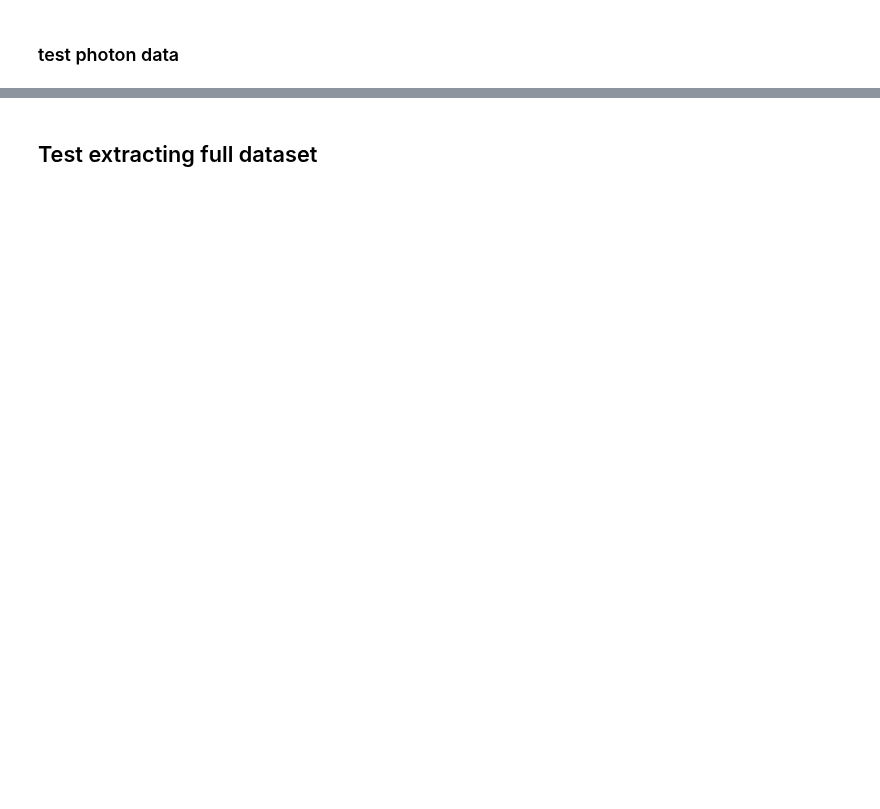
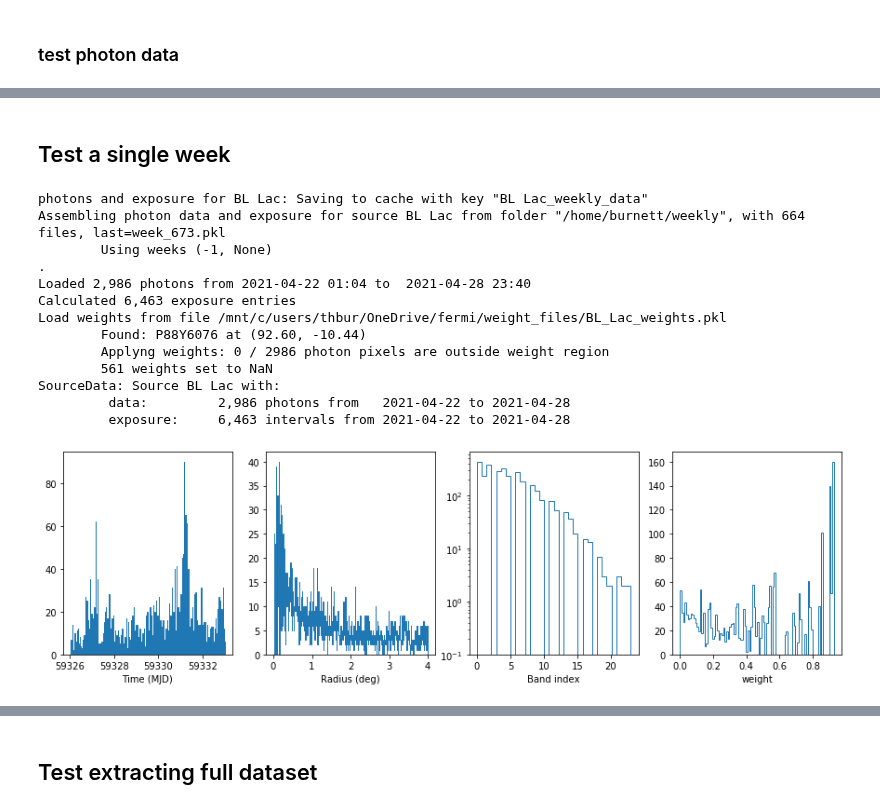
Before and after one commit to tburnett/wtlike, a Jupyter notebook: nbs/03_source_data.ipynb, the cells around one changed output, grey strips where cells are left out. Saved outputs shown, nothing was run; the diff lists cells and outputs as text; code cells hidden in the pictures; blank space fills up the shorter version.

```diff
--- a/nbs/03_source_data.ipynb
+++ b/nbs/03_source_data.ipynb
@@ -254,10 +271,16 @@ def _load_from_weekly_data(config, source):
     data_files = sorted(list(data_folder.glob('*.pkl')))
     iname = data_folder.name
 
-    if config.verbose>1:
+    if config.verbose>0:
         print(f"Assembling photon data and exposure for source {source.name} from"\
               f' folder "{data_folder}", with {len(data_files)} files,'\
               f' last={data_files[-1].name}')
+    if config.week_range is not None:
+        if config.verbose>0:
+            print(f'\tUsing weeks {config.week_range}')
+        t = config.week_range
+        data_files= data_files[t[0]:t[1]]
+
 
     verbose, config.verbose=config.verbose, 0
     # list of data framees
@@ -426,3 +449,24 @@ returns a tuple with:
 
 - bexp: array of exposure integrated over each time bin, normalized to total
 - time_bins
+# %% [markdown]
+## Test a single week
+# %%
+config2 = Config(data_folder='/home/burnett/weekly', week_range=(-1,None), time_interval=15/(24*60), verbose=2)
+sd2 = SourceData(config2, source, clear=True);
+sd2.plot()
+# %% [output]
+photons and exposure for BL Lac: Saving to cache with key "BL Lac_weekly_data"
+Assembling photon data and exposure for source BL Lac from folder "/home/burnett/weekly", with 664 files, last=week_673.pkl
+        Using weeks (-1, None)
+.
+Loaded 2,986 photons from 2021-04-22 01:04 to  2021-04-28 23:40
+Calculated 6,463 exposure entries
+Load weights from file /mnt/c/users/thbur/OneDrive/fermi/weight_files/BL_Lac_weights.pkl
+        Found: P88Y6076 at (92.60, -10.44)
+        Applyng weights: 0 / 2986 photon pixels are outside weight region
+        561 weights set to NaN
+SourceData: Source BL Lac with:
+         data:         2,986 photons from   2021-04-22 to 2021-04-28
+         exposure:     6,463 intervals from 2021-04-22 to 2021-04-28
+[figure, added]
```
Also changed, not shown: parts of 15 cells of this notebook, 12 other files.
